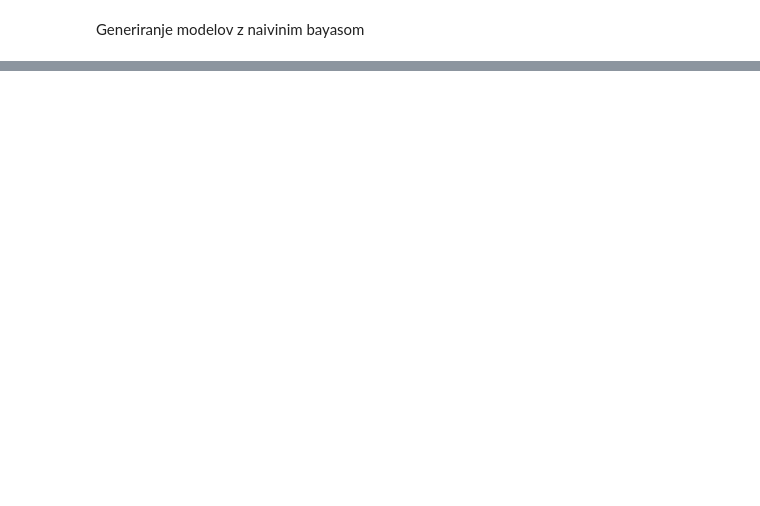
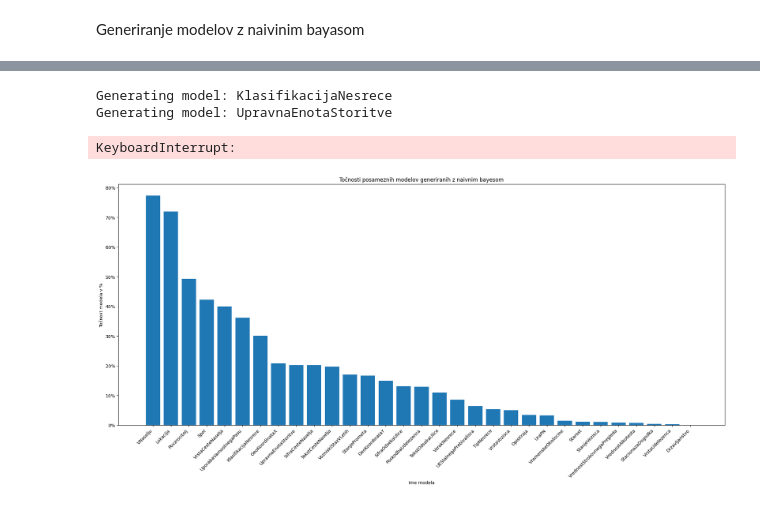
Before and after one commit to BlazJe/PR2520, a Jupyter notebook: model.ipynb, the cells around one changed output, grey strips where cells are left out. Cells and saved outputs as stored; diff of their text form; code cells hidden in the pictures; blank space fills up the shorter version.

```diff
--- a/model.ipynb
+++ b/model.ipynb
@@ -231,6 +236,6 @@ def generateModelsNaiveBayas():
 # %%
-def generateAccuracyGraph():
-    f = open("models_naiveBayas/accuracy.txt", "r").readlines()
+def generateAccuracyGraph(path):
+    f = open(path, "r").readlines()
     modelName = []
     accuracy = []
     for line in f:
@@ -284,0 +288,11 @@ def generateModelsNN():
+# %%
+generateModelsRandomForest(data)
+# %% [output]
+Generating model: KlasifikacijaNesrece
+Generating model: UpravnaEnotaStoritve
+KeyboardInterrupt:
+# %%
+path = ""
+generateAccuracyGraph(path)
+# %% [output]
+[figure, added]
```
Also changed, not shown: parts of 8 cells of this notebook, 4 other files.
